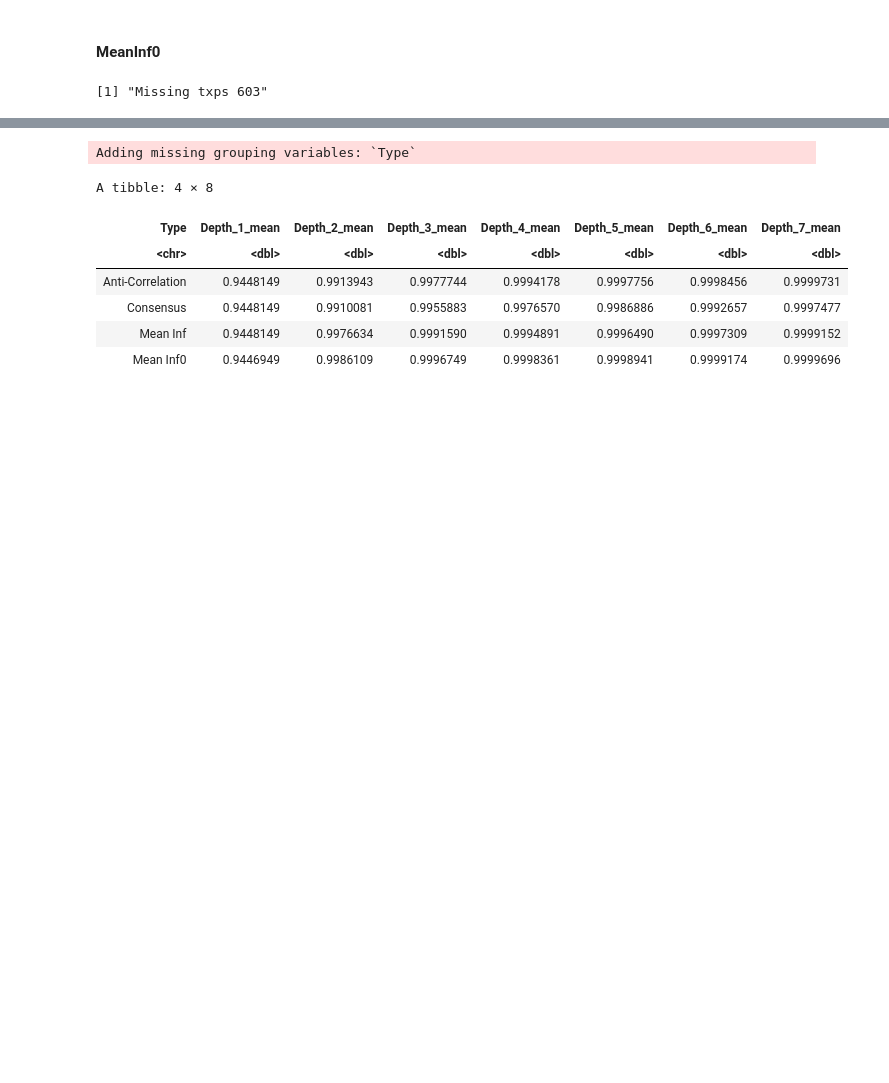
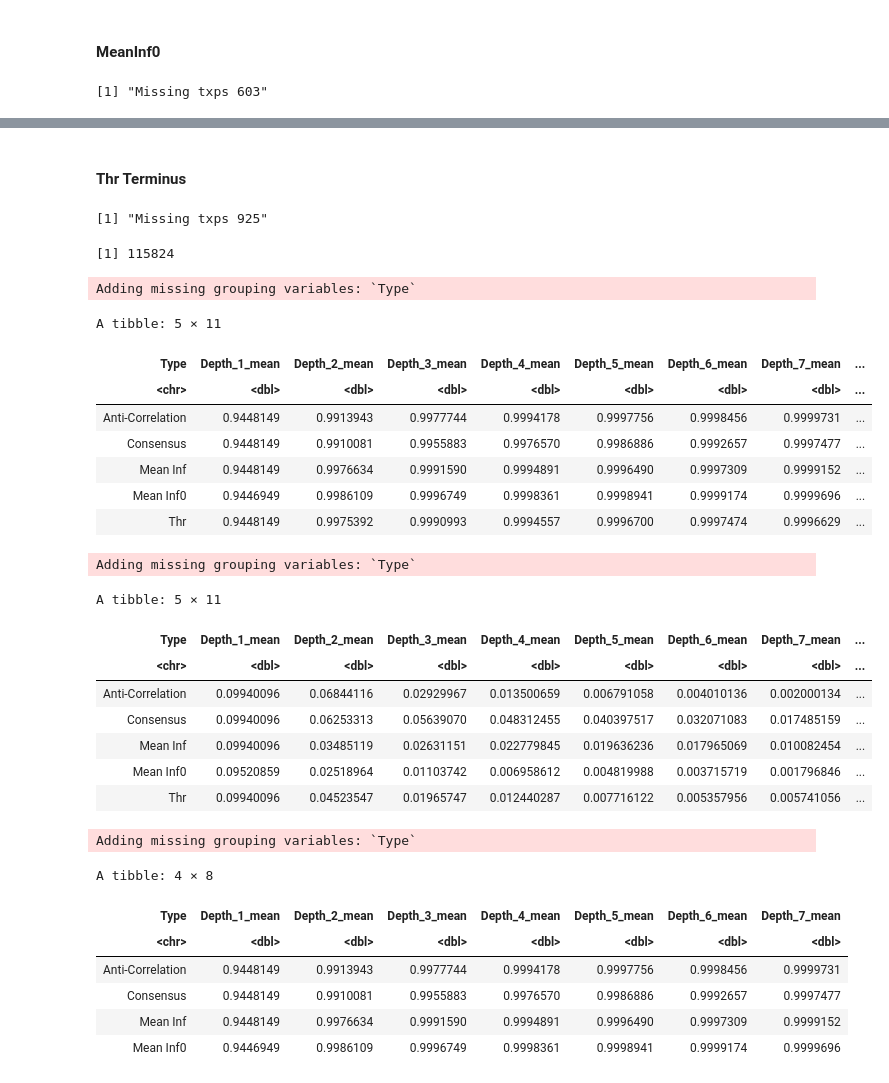
Before and after one commit to NPSDC/treeTerminusScripts, a Jupyter notebook: brain_simulation_nodtu/mode=gc_bias/post_type=gibbs_nrep=100_tf=100/updated/tree_analysis/Correlation.ipynb, the cells around one changed output, grey strips where cells are left out. Drawn from its saved outputs; the diff is of its cells as text; code cells hidden in the pictures; blank space fills up the shorter version.

Commit message:
Updated correlation

```diff
--- a/brain_simulation_nodtu/mode=gc_bias/post_type=gibbs_nrep=100_tf=100/updated/tree_analysis/Correlation.ipynb
+++ b/brain_simulation_nodtu/mode=gc_bias/post_type=gibbs_nrep=100_tf=100/updated/tree_analysis/Correlation.ipynb
@@ -83,6 +83,6 @@ for(i in seq(7)) {
     mat[i,] = diag(cor(trueCountsAgg[depth==i,], yAggCons[depth==i,], method = "spearman"))
     n <- paste("Depth", i, sep="_")
     dfCor[[n]] <- mat[i,]
-    mat[i,] = diag(cor(trueCountsAgg[depth==i,], yAggCons[depth==i,]))
+    mat[i,] = sapply(seq_along(colnames(seBrainSim)), function(j) comp_mard(trueCountsAgg[depth==i,j], yAggCons[depth==i,j]))
     dfMard[[n]] <- mat[i,]
 }
@@ -348,0 +381,12 @@ dfMard <- rbind(dfMard, dfT2)
+# %% [markdown]
+#### Thr Terminus
+# %%
+thrTxps <- treeThr$tip.label
+trueTxps <- Reduce(union, lapply(trueCountsDf, function(df) rownames(df)))
+allTxps <- union(thrTxps, trueTxps)
+mb <- mergeLeaves(treeThr, seBrainSim[allTxps,])
+yThr <- mb[["ySwish"]]
+tr <- mb[["tree"]]
+yAggThr <- computeAggNodesU(tree=tr, nodeID=seq(length(tr$tip)+tr$Nnode), se_counts=assays(yThr)[["counts"]])
+# %% [output]
+[1] "Missing txps 925"
@@ -349,3 +434,55 @@ dfMard <- rbind(dfMard, dfT2)
+# %%
+thr1 <- dCuts$Cons_Thr
+thr1I <- thr1[thr1 > length(treeThr$tip)]
+thr1I <- thr1I + length(tr$tip)-length(treeThr$tip)
+thr1L <- match(treeThr$tip[thr1[thr1 <= length(treeThr$tip)]], tr$tip)
+thr1 <- c(thr1L, thr1I)
+
+thr2 <- dCutsNL$Cons_Thr
+thr2I <- thr2[thr2 > length(treeThr$tip)]
+thr2I <- thr2I + length(tr$tip)-length(treeThr$tip)
+thr2L <- match(treeThr$tip[thr2[thr2 <= length(treeThr$tip)]], tr$tip)
+thr2 <- c(thr2L, thr2I)
+
+group <- Descendants(tr, length(tr$tip)+1, "children")
+
+
+dfT <- cbind(dfT, lfc_len=diag(cor(trueCountsAgg[thr1,], yAggThr[thr1,],method="spearman")))
+dfT <- cbind(dfT, lfc_nlen=diag(cor(trueCountsAgg[thr2,], yAggThr[thr2,],method="spearman")))
+dfT <- cbind(dfT, group=diag(cor(trueCountsAgg[group,], yAggThr[group,],method="spearman")))
+
+dfT2 <- cbind(dfT2, lfc_len=sapply(seq_along(colnames(seBrainSim)), function(j) comp_mard(trueCountsAgg[thr1,j], yAggThr[thr1,j])))
+dfT2 <- cbind(dfT2, lfc_nlen=sapply(seq_along(colnames(seBrainSim)), function(j) comp_mard(trueCountsAgg[thr2,j], yAggThr[thr2,j])))
+dfT2 <- cbind(dfT2, group=sapply(seq_along(colnames(seBrainSim)), function(j) comp_mard(trueCountsAgg[group,j], yAggThr[group,j])))
+
+dfCor <- rbind(dfCor, dfT)
+dfMard <- rbind(dfMard, dfT2)
+length(group)
+rm(thr1, thr2,group)
+# %% [output]
+[1] 115824
+# %%
+dfCor %>% group_by(Type) %>% select(starts_with(c("Depth", "lfc", "group"))) %>% summarise_all(.funs = c(mean="mean"))
+dfMard %>% group_by(Type) %>% select(starts_with(c("Depth", "lfc", "group"))) %>% summarise_all(.funs = c(mean="mean"))
+# %% [output]
+Adding missing grouping variables: `Type`
+A tibble: 5 × 11
+| Type | Depth_1_mean | Depth_2_mean | Depth_3_mean | Depth_4_mean | Depth_5_mean | Depth_6_mean | Depth_7_mean | ... |
+| <chr> | <dbl> | <dbl> | <dbl> | <dbl> | <dbl> | <dbl> | <dbl> | ... |
+| Anti-Correlation | 0.9448149 | 0.9913943 | 0.9977744 | 0.9994178 | 0.9997756 | 0.9998456 | 0.9999731 | ... |
+| Consensus | 0.9448149 | 0.9910081 | 0.9955883 | 0.9976570 | 0.9986886 | 0.9992657 | 0.9997477 | ... |
+| Mean Inf | 0.9448149 | 0.9976634 | 0.9991590 | 0.9994891 | 0.9996490 | 0.9997309 | 0.9999152 | ... |
+| Mean Inf0 | 0.9446949 | 0.9986109 | 0.9996749 | 0.9998361 | 0.9998941 | 0.9999174 | 0.9999696 | ... |
+| Thr | 0.9448149 | 0.9975392 | 0.9990993 | 0.9994557 | 0.9996700 | 0.9997474 | 0.9996629 | ... |
+Adding missing grouping variables: `Type`
+A tibble: 5 × 11
+| Type | Depth_1_mean | Depth_2_mean | Depth_3_mean | Depth_4_mean | Depth_5_mean | Depth_6_mean | Depth_7_mean | ... |
+| <chr> | <dbl> | <dbl> | <dbl> | <dbl> | <dbl> | <dbl> | <dbl> | ... |
+| Anti-Correlation | 0.09940096 | 0.06844116 | 0.02929967 | 0.013500659 | 0.006791058 | 0.004010136 | 0.002000134 | ... |
+| Consensus | 0.09940096 | 0.06253313 | 0.05639070 | 0.048312455 | 0.040397517 | 0.032071083 | 0.017485159 | ... |
+| Mean Inf | 0.09940096 | 0.03485119 | 0.02631151 | 0.022779845 | 0.019636236 | 0.017965069 | 0.010082454 | ... |
+| Mean Inf0 | 0.09520859 | 0.02518964 | 0.01103742 | 0.006958612 | 0.004819988 | 0.003715719 | 0.001796846 | ... |
+| Thr | 0.09940096 | 0.04523547 | 0.01965747 | 0.012440287 | 0.007716122 | 0.005357956 | 0.005741056 | ... |
 # %%
 dfCor %>% group_by(Type) %>% select(starts_with("Depth")) %>% summarise_all(.funs = c(mean="mean"))
 dfMard %>% group_by(Type) %>% select(starts_with("Depth")) %>% summarise_all(.funs = c(mean="mean"))
```
Also changed, not shown: parts of 14 cells of this notebook, 2 other files.
